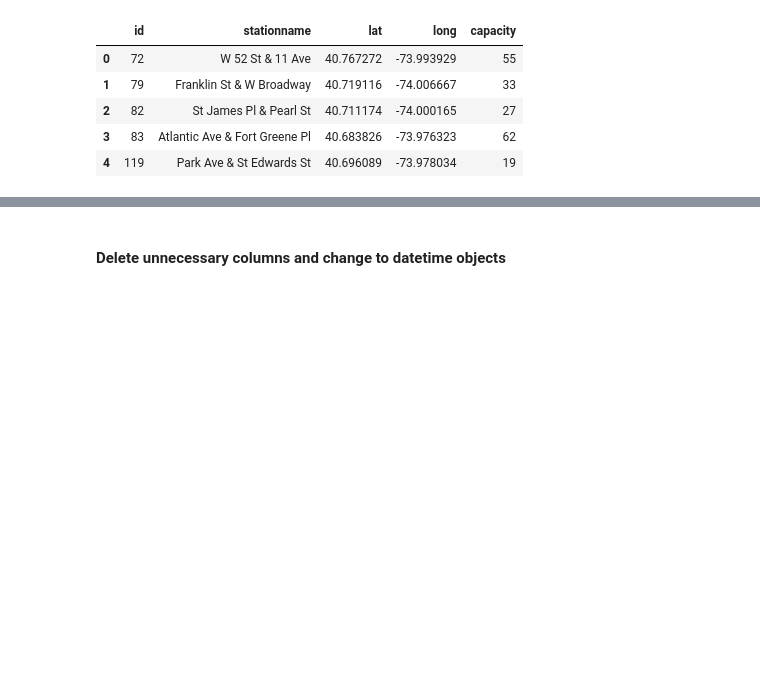
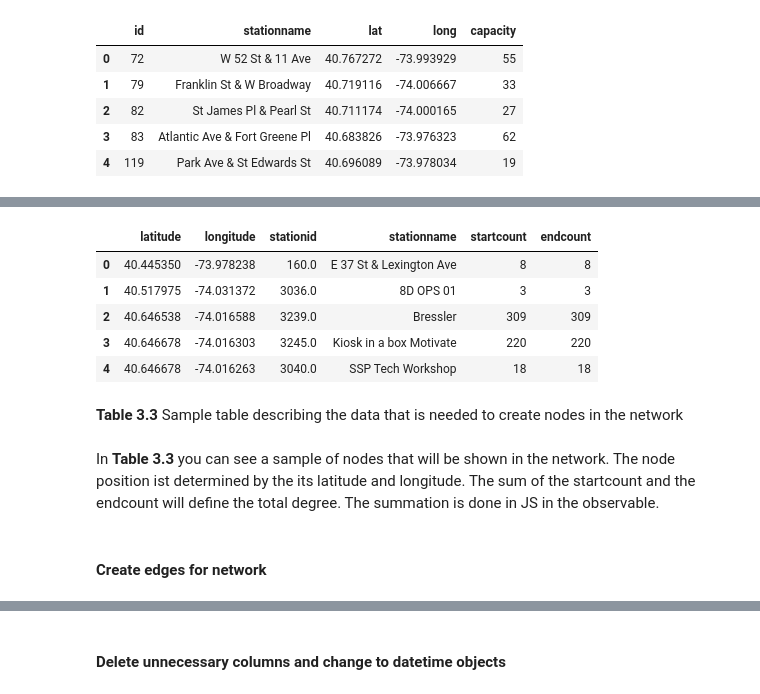
Before and after one commit to eikekutz/SocialDataProject, a Jupyter notebook: ProjectAssignmentB.ipynb, the cells around one changed output, grey strips where cells are left out. Cells and saved outputs as stored; diff of their text form; code cells hidden in the pictures; blank space fills up the shorter version.

```diff
--- a/ProjectAssignmentB.ipynb
+++ b/ProjectAssignmentB.ipynb
@@ -216,0 +322,26 @@ The data is furthermore shuffled, before divided into training and test sets. Th
+# %%
+#Write all start and end stations into a .csv file - workaround for merging them - this time the column for the count is needed- therefore it is not getting dropped
+df_trips.groupby([df_trips['startstationlatitude'],df_trips['startstationlongitude'],df_trips['startstationid'],df_trips['startstationname']])[['endstationid']].count().to_csv('startstations_network.csv',index=True)
+df_trips.groupby([df_trips['endstationlatitude'],df_trips['endstationlongitude'],df_trips['endstationid'],df_trips['endstationname']])[['startstationid']].count().to_csv('endstations_network.csv',index=True)
+
+startstations_network = pd.read_csv('startstations_network.csv',header=None,names=['latitude','longitude','stationid','stationname','startcount'],skiprows=1)
+endstations_network = pd.read_csv('endstations_network.csv',header=None,names=['latitude','longitude','stationid','stationname','endcount'],skiprows=1)
+stations_network=pd.merge(startstations_network, endstations_network,  on=['latitude','longitude','stationid','stationname'])
+stations_network.drop_duplicates().reset_index(drop=True)
+stations_network=stations_network[stations_network.latitude != 0].reset_index(drop=True)
+stations_network.to_csv('observable_data/stations_network.csv',index=False)
+# %%
+stations_network.head(5)
+# %% [output]
+|  | latitude | longitude | stationid | stationname | startcount | endcount |
+| 0 | 40.445350 | -73.978238 | 160.0 | E 37 St & Lexington Ave | 8 | 8 |
+| 1 | 40.517975 | -74.031372 | 3036.0 | 8D OPS 01 | 3 | 3 |
+| 2 | 40.646538 | -74.016588 | 3239.0 | Bressler | 309 | 309 |
+| 3 | 40.646678 | -74.016303 | 3245.0 | Kiosk in a box Motivate | 220 | 220 |
+| 4 | 40.646678 | -74.016263 | 3040.0 | SSP Tech Workshop | 18 | 18 |
+# %% [markdown]
+**Table 3.3** Sample table describing the data that is needed to create nodes in the network
+# %% [markdown]
+In **Table 3.3** you can see a sample of nodes that will be shown in the network. The node position ist determined by the its latitude and longitude. The sum of the startcount and the endcount will define the total degree. The summation is done in JS in the observable.
+# %% [markdown]
+#### Create edges for network
```
Also changed, not shown: parts of 92 cells of this notebook.
